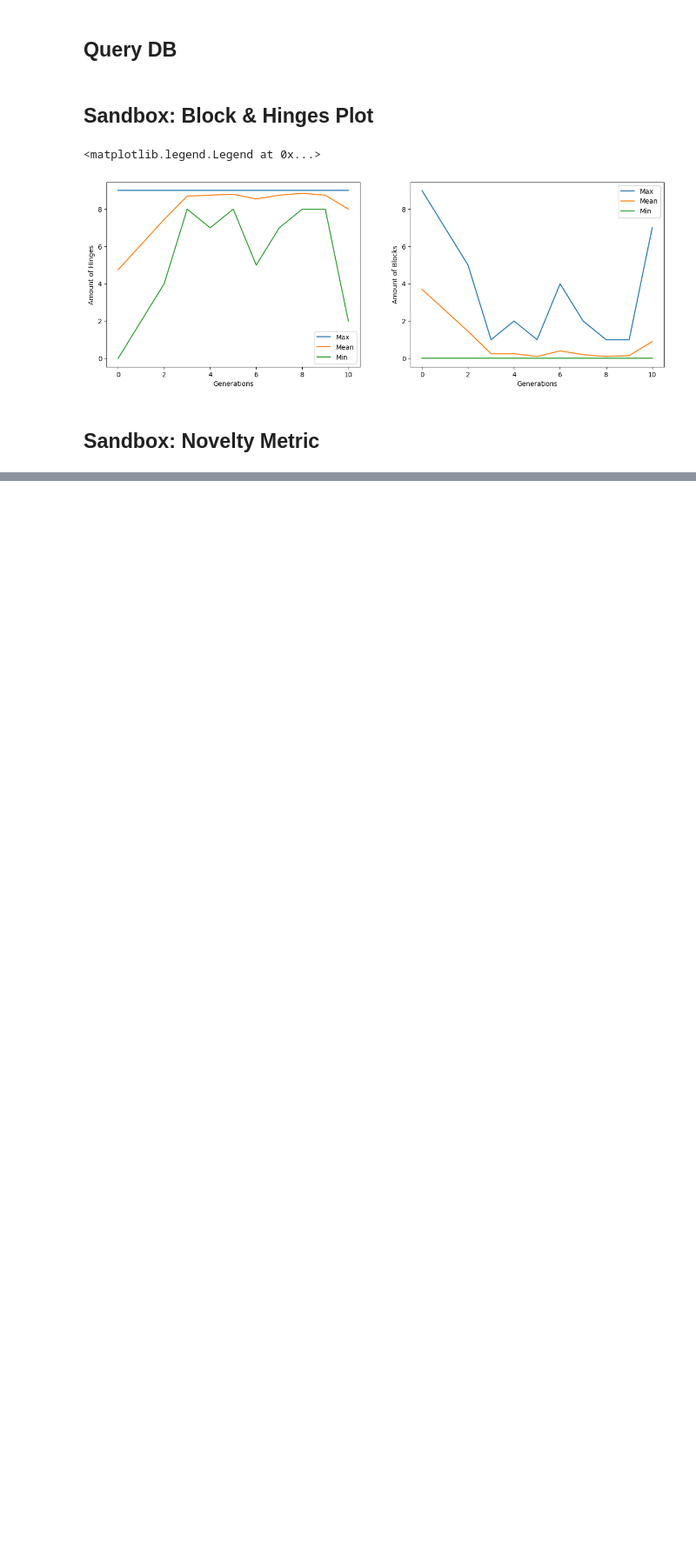
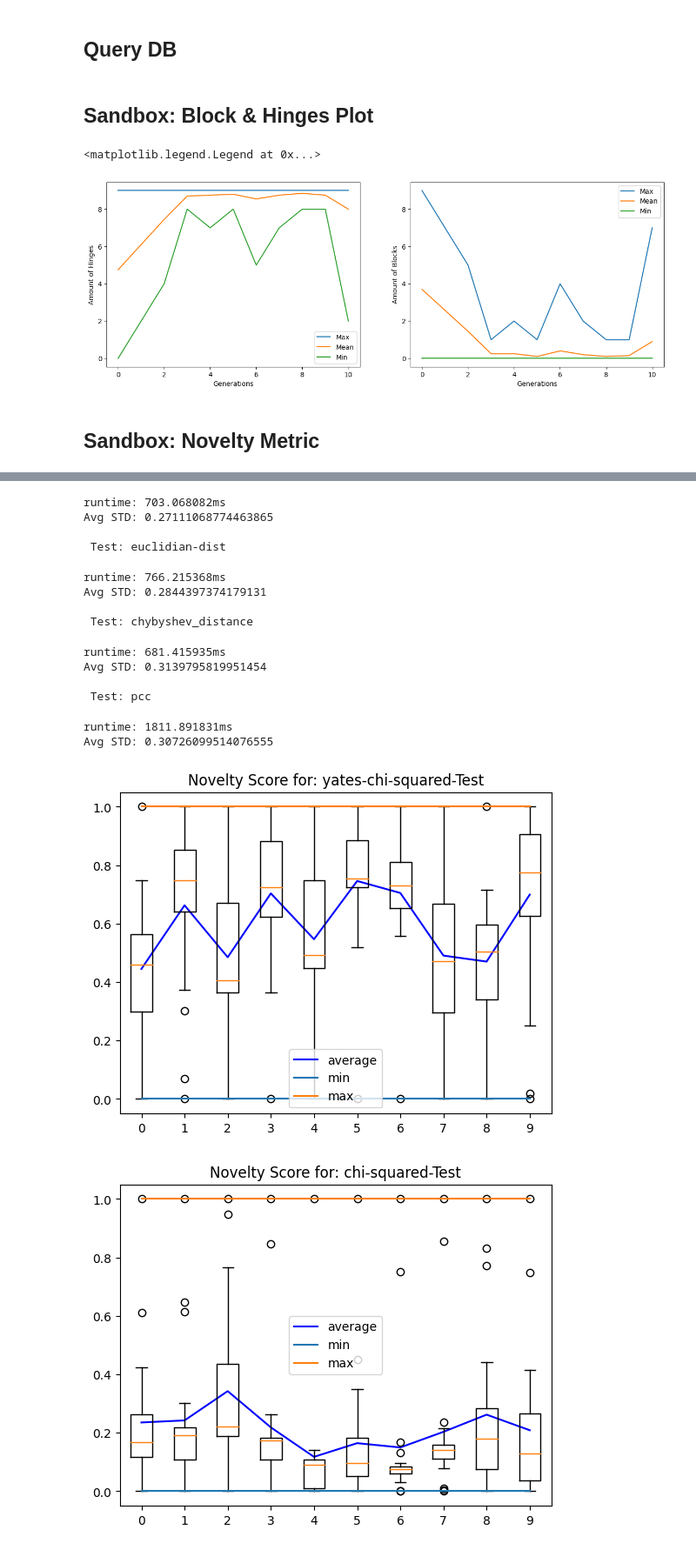
Before and after one commit to oliverweissl/MorphologicalNovelty, a Jupyter notebook: analysis/sandbox_dev.ipynb, the cells around one changed output, grey strips where cells are left out. Shown at 87% size. Cells and saved outputs as stored; diff of their text form; code cells hidden in the pictures; blank space fills up the shorter version.

```diff
--- a/analysis/sandbox_dev.ipynb
+++ b/analysis/sandbox_dev.ipynb
@@ -113,0 +114,42 @@ for test in tests:
+# %%
+from numpy import std
+from time import time_ns
+
+
+def normalize_list(lst:list)-> list:
+    vmin = min(lst)
+    vmax = max(lst)
+    return [(x-vmin)/(vmax-vmin) for x in lst]
+
+
+
+for test in tests:
+
+    print(f"\n Test: {test}")
+    start = time_ns()
+    data = []
+    for generation in genome_groups:
+        novelty_scores = pf.get_novelty_population(generation, normalization="clipping", test=test)
+        data.append(normalize_list(novelty_scores))
+    print(f"runtime: {(time_ns()-start)/1_000_000}ms")
+
+
+    avg, vmax, vmin, vstd = [],[],[], []
+    for sublist in data:
+        vmax.append(max(sublist))
+        vmin.append(min(sublist))
+        avg.append(sum(sublist)/len(sublist))
+        vstd.append(std(sublist))
+
+
+
+    fig, ax = plt.subplots()
+    ax.set_title(f"Novelty Score for: {test}-Test")
+    ax.plot(avg, label="average", color="blue")
+    ax.boxplot(data, positions=list(range(len(data))))
+
+    ax.plot(vmin, label="min")
+    ax.plot(vmax, label="max")
+    ax.legend()
+    print(f"Avg STD: {sum(vstd)/len(vstd)}")
+# %% [output]
@@ -113,0 +169,16 @@ for test in tests:
+runtime: 703.068082ms
+Avg STD: 0.27111068774463865
+
+ Test: euclidian-dist
+runtime: 766.215368ms
+Avg STD: 0.2844397374179131
+
+ Test: chybyshev_distance
+runtime: 681.415935ms
+Avg STD: 0.3139795819951454
+
+ Test: pcc
+runtime: 1811.891831ms
+Avg STD: 0.30726099514076555
+[figure, added]
+[figure, added]
```
Also changed, not shown: parts of 2 cells of this notebook, 5 other files.
